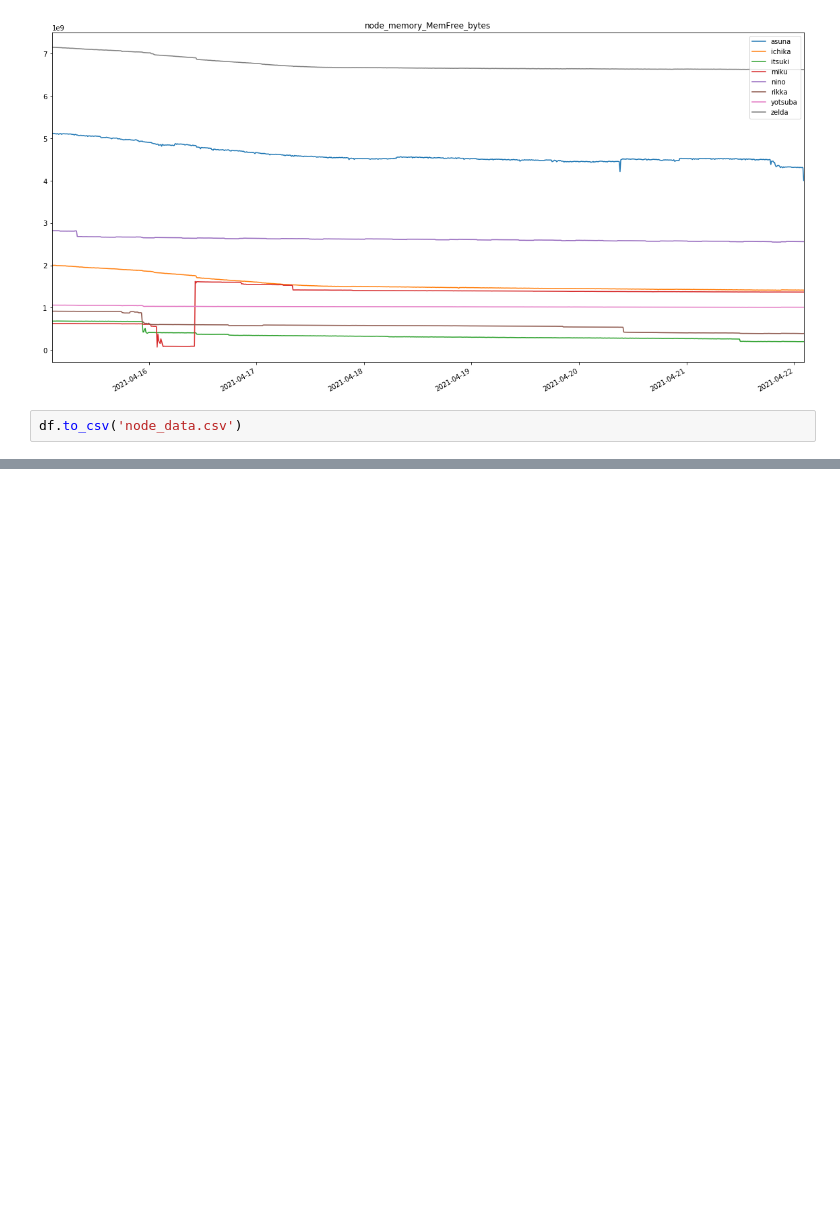
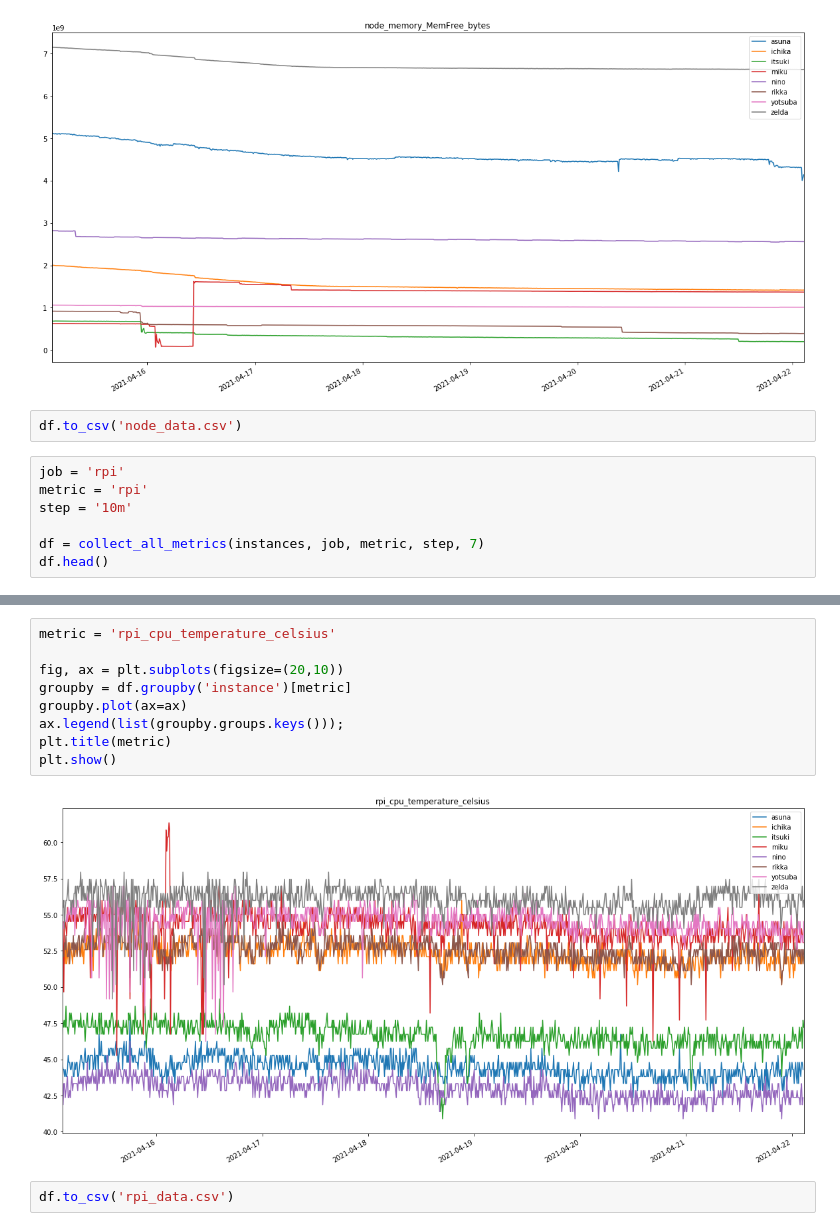
Before and after one commit to SnipGhost/Beholder, a Jupyter notebook: Analyze.ipynb, the cells around one changed output, grey strips where cells are left out. Cells and saved outputs as stored; diff of their text form; blank space fills up the shorter version.

Commit message:
Add rpi_data

```diff
--- a/Analyze.ipynb
+++ b/Analyze.ipynb
@@ -196,3 +196,10 @@ plt.show()
 [figure]
 # %%
 df.to_csv('node_data.csv')
+# %%
+job = 'rpi'
+metric = 'rpi'
+step = '10m'
+
+df = collect_all_metrics(instances, job, metric, step, 7)
+df.head()
@@ -198,0 +230,13 @@ df.to_csv('node_data.csv')
+# %%
+metric = 'rpi_cpu_temperature_celsius'
+
+fig, ax = plt.subplots(figsize=(20,10))
+groupby = df.groupby('instance')[metric]
+groupby.plot(ax=ax)
+ax.legend(list(groupby.groups.keys()));
+plt.title(metric)
+plt.show()
+# %% [output]
+[figure, added]
+# %%
+df.to_csv('rpi_data.csv')
```
Also changed, not shown: parts of 7 cells of this notebook, 1 other file.
